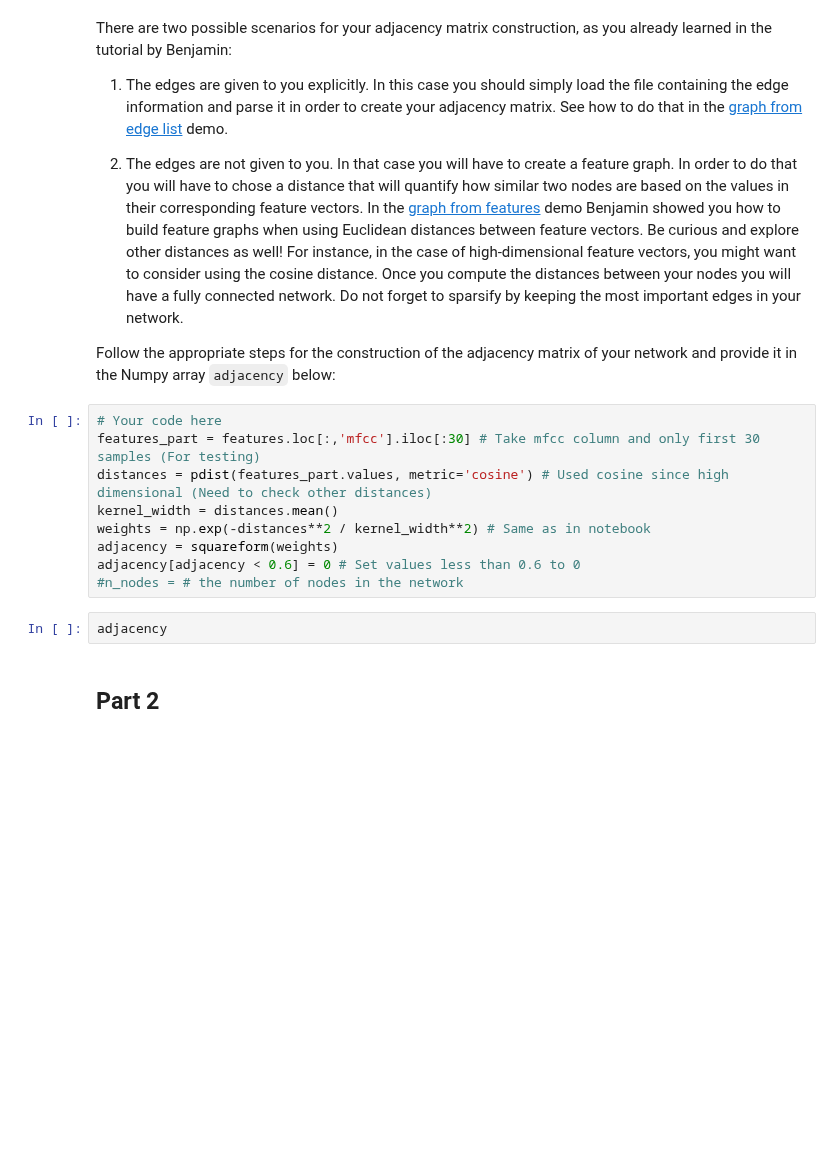
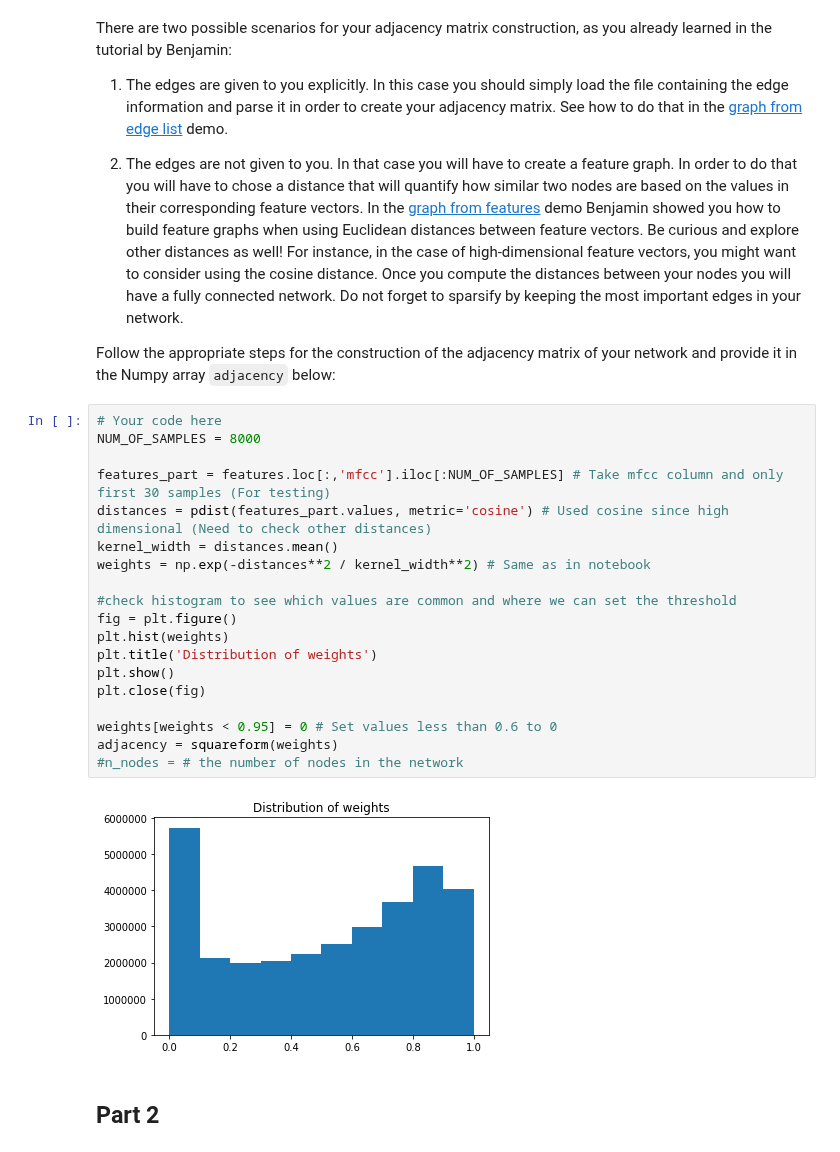
Before and after one commit to senakicir/ntds_project, a Jupyter notebook: 1_network_properties.ipynb, the cells around one changed output. Drawn from its saved outputs; the diff is of its cells as text; blank space fills up the shorter version.

```diff
--- a/1_network_properties.ipynb
+++ b/1_network_properties.ipynb
@@ -57,15 +60,25 @@ There are two possible scenarios for your adjacency matrix construction, as you
 Follow the appropriate steps for the construction of the adjacency matrix of your network and provide it in the Numpy array ``adjacency`` below:
 # %%
 # Your code here
-features_part = features.loc[:,'mfcc'].iloc[:30] # Take mfcc column and only first 30 samples (For testing)
+NUM_OF_SAMPLES = 8000
+
+features_part = features.loc[:,'mfcc'].iloc[:NUM_OF_SAMPLES] # Take mfcc column and only first 30 samples (For testing)
 distances = pdist(features_part.values, metric='cosine') # Used cosine since high dimensional (Need to check other distances)
 kernel_width = distances.mean()
 weights = np.exp(-distances**2 / kernel_width**2) # Same as in notebook
+
+#check histogram to see which values are common and where we can set the threshold
+fig = plt.figure()
+plt.hist(weights)
+plt.title('Distribution of weights')
+plt.show()
+plt.close(fig)
+
+weights[weights < 0.95] = 0 # Set values less than 0.6 to 0
 adjacency = squareform(weights)
-adjacency[adjacency < 0.6] = 0 # Set values less than 0.6 to 0
 #n_nodes = # the number of nodes in the network
+# %% [output]
+[figure, added]
-# %%
-adjacency
 # %% [markdown]
 ## Part 2
 # %% [markdown]
```
Also changed, not shown: parts of 21 cells of this notebook.
